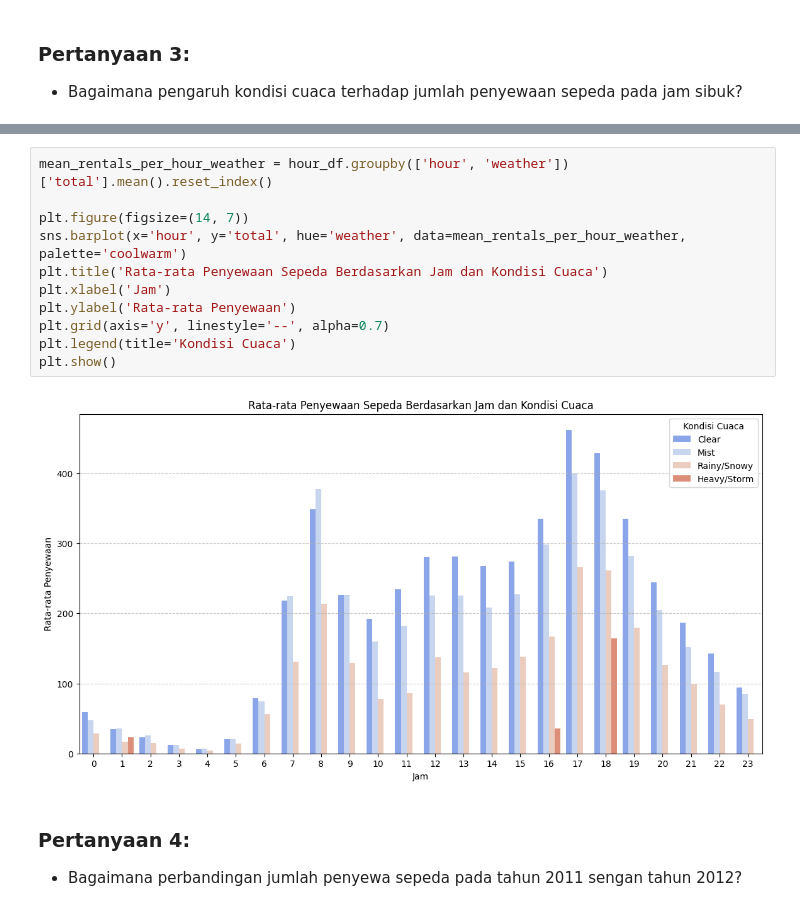
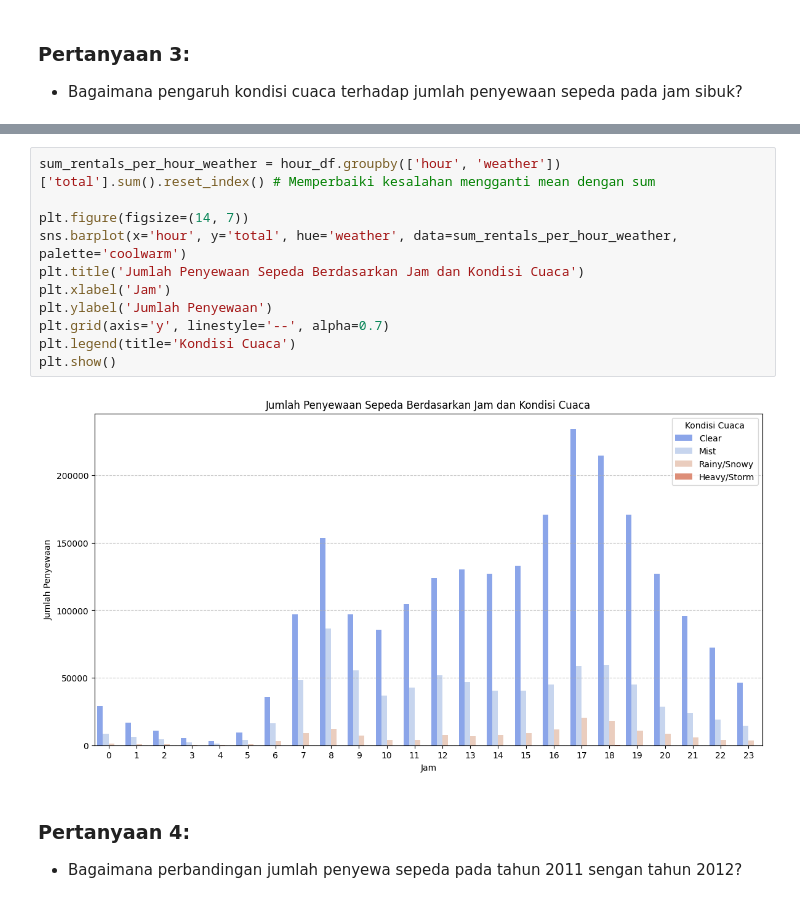
Before and after one commit to aryaulyakrisna/Bike-Sharing-Analysis, a Jupyter notebook: notebook.ipynb, the cells around one changed output, grey strips where cells are left out. Drawn from its saved outputs; the diff is of its cells as text.

```diff
--- a/notebook.ipynb
+++ b/notebook.ipynb
@@ -627,16 +626,16 @@ plt.show()
 # %%
-mean_rentals_per_hour_weather = hour_df.groupby(['hour', 'weather'])['total'].mean().reset_index()
+sum_rentals_per_hour_weather = hour_df.groupby(['hour', 'weather'])['total'].sum().reset_index() # Memperbaiki kesalahan mengganti mean dengan sum
 
 plt.figure(figsize=(14, 7))
-sns.barplot(x='hour', y='total', hue='weather', data=mean_rentals_per_hour_weather, palette='coolwarm')
-plt.title('Rata-rata Penyewaan Sepeda Berdasarkan Jam dan Kondisi Cuaca')
+sns.barplot(x='hour', y='total', hue='weather', data=sum_rentals_per_hour_weather, palette='coolwarm')
+plt.title('Jumlah Penyewaan Sepeda Berdasarkan Jam dan Kondisi Cuaca')
 plt.xlabel('Jam')
-plt.ylabel('Rata-rata Penyewaan')
+plt.ylabel('Jumlah Penyewaan')
 plt.grid(axis='y', linestyle='--', alpha=0.7)
 plt.legend(title='Kondisi Cuaca')
 plt.show()
 # %% [output]
-[figure, old version]
+[figure, new version]
 # %% [markdown]
 ### Pertanyaan 4:
 - Bagaimana perbandingan jumlah penyewa sepeda pada tahun 2011 sengan tahun 2012?
```
Also changed, not shown: parts of 9 cells of this notebook, 4 other files.
